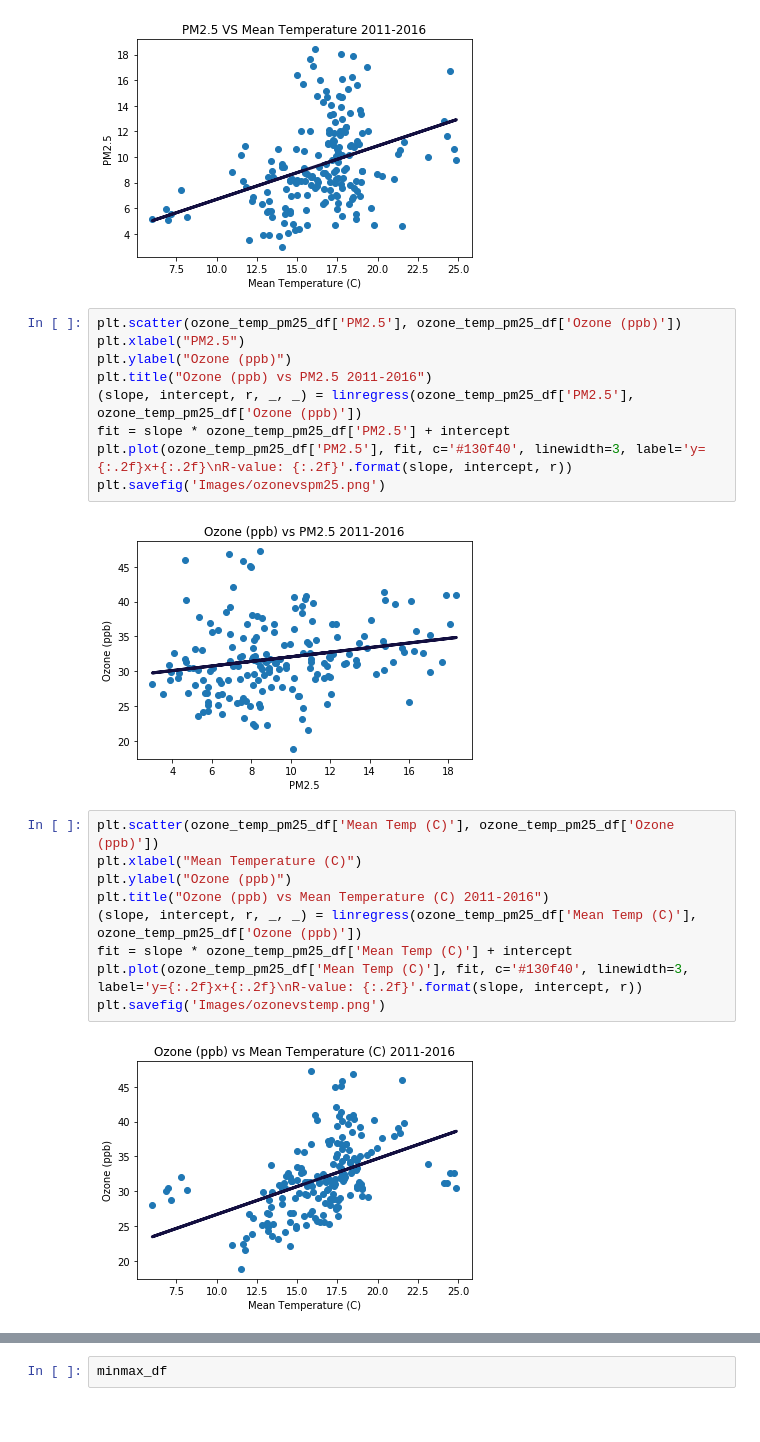
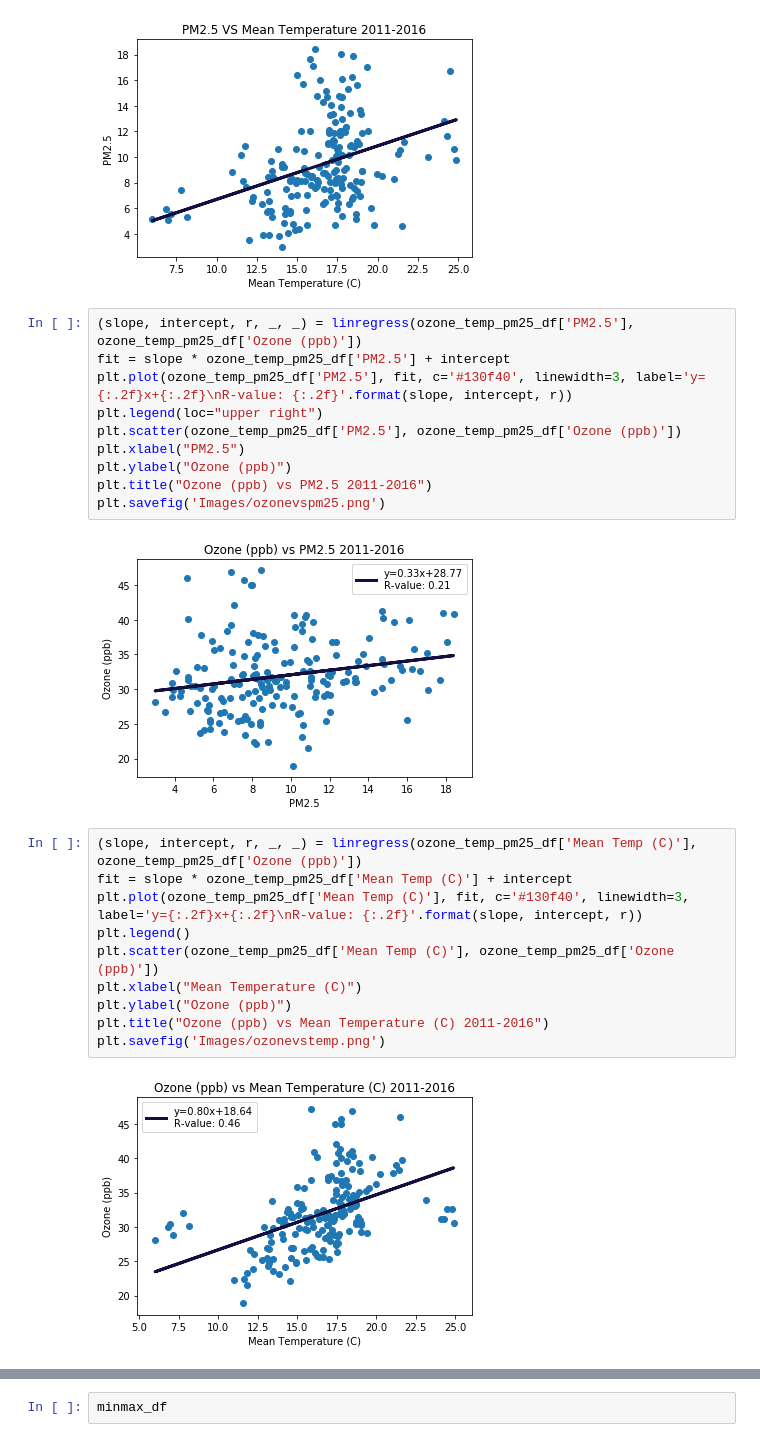
Before and after one commit to shaheen19/Climate-myth, a Jupyter notebook: asthma.ipynb, the cells around one changed output, grey strips where cells are left out. Drawn from its saved outputs; the diff is of its cells as text.

```diff
--- a/asthma.ipynb
+++ b/asthma.ipynb
@@ -1262,25 +1262,27 @@ plt.savefig('Images/pm25vstemp.png')
 # %% [output]
 [figure]
 # %%
+(slope, intercept, r, _, _) = linregress(ozone_temp_pm25_df['PM2.5'], ozone_temp_pm25_df['Ozone (ppb)'])
+fit = slope * ozone_temp_pm25_df['PM2.5'] + intercept
+plt.plot(ozone_temp_pm25_df['PM2.5'], fit, c='#130f40', linewidth=3, label='y={:.2f}x+{:.2f}\nR-value: {:.2f}'.format(slope, intercept, r))
+plt.legend(loc="upper right")
 plt.scatter(ozone_temp_pm25_df['PM2.5'], ozone_temp_pm25_df['Ozone (ppb)'])
 plt.xlabel("PM2.5")
 plt.ylabel("Ozone (ppb)")
 plt.title("Ozone (ppb) vs PM2.5 2011-2016")
-(slope, intercept, r, _, _) = linregress(ozone_temp_pm25_df['PM2.5'], ozone_temp_pm25_df['Ozone (ppb)'])
-fit = slope * ozone_temp_pm25_df['PM2.5'] + intercept
-plt.plot(ozone_temp_pm25_df['PM2.5'], fit, c='#130f40', linewidth=3, label='y={:.2f}x+{:.2f}\nR-value: {:.2f}'.format(slope, intercept, r))
 plt.savefig('Images/ozonevspm25.png')
 # %% [output]
-[figure, old version]
+[figure, new version]
 # %%
+(slope, intercept, r, _, _) = linregress(ozone_temp_pm25_df['Mean Temp (C)'], ozone_temp_pm25_df['Ozone (ppb)'])
+fit = slope * ozone_temp_pm25_df['Mean Temp (C)'] + intercept
+plt.plot(ozone_temp_pm25_df['Mean Temp (C)'], fit, c='#130f40', linewidth=3, label='y={:.2f}x+{:.2f}\nR-value: {:.2f}'.format(slope, intercept, r))
+plt.legend()
 plt.scatter(ozone_temp_pm25_df['Mean Temp (C)'], ozone_temp_pm25_df['Ozone (ppb)'])
 plt.xlabel("Mean Temperature (C)")
 plt.ylabel("Ozone (ppb)")
 plt.title("Ozone (ppb) vs Mean Temperature (C) 2011-2016")
-(slope, intercept, r, _, _) = linregress(ozone_temp_pm25_df['Mean Temp (C)'], ozone_temp_pm25_df['Ozone (ppb)'])
-fit = slope * ozone_temp_pm25_df['Mean Temp (C)'] + intercept
-plt.plot(ozone_temp_pm25_df['Mean Temp (C)'], fit, c='#130f40', linewidth=3, label='y={:.2f}x+{:.2f}\nR-value: {:.2f}'.format(slope, intercept, r))
 plt.savefig('Images/ozonevstemp.png')
 # %% [output]
-[figure, old version]
+[figure, new version]
 # %%
```
Also changed, not shown: parts of 1 cell of this notebook, 26 other files.
